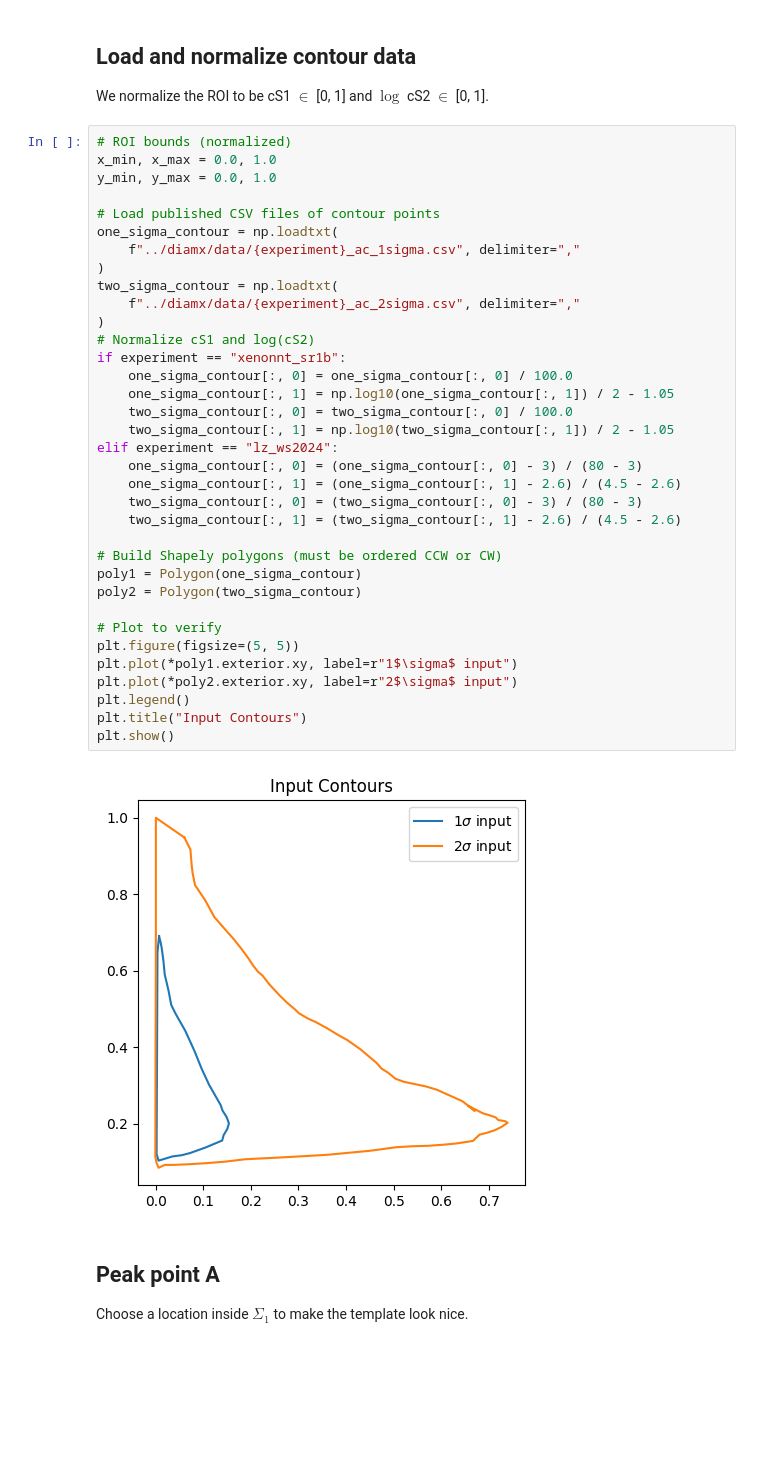
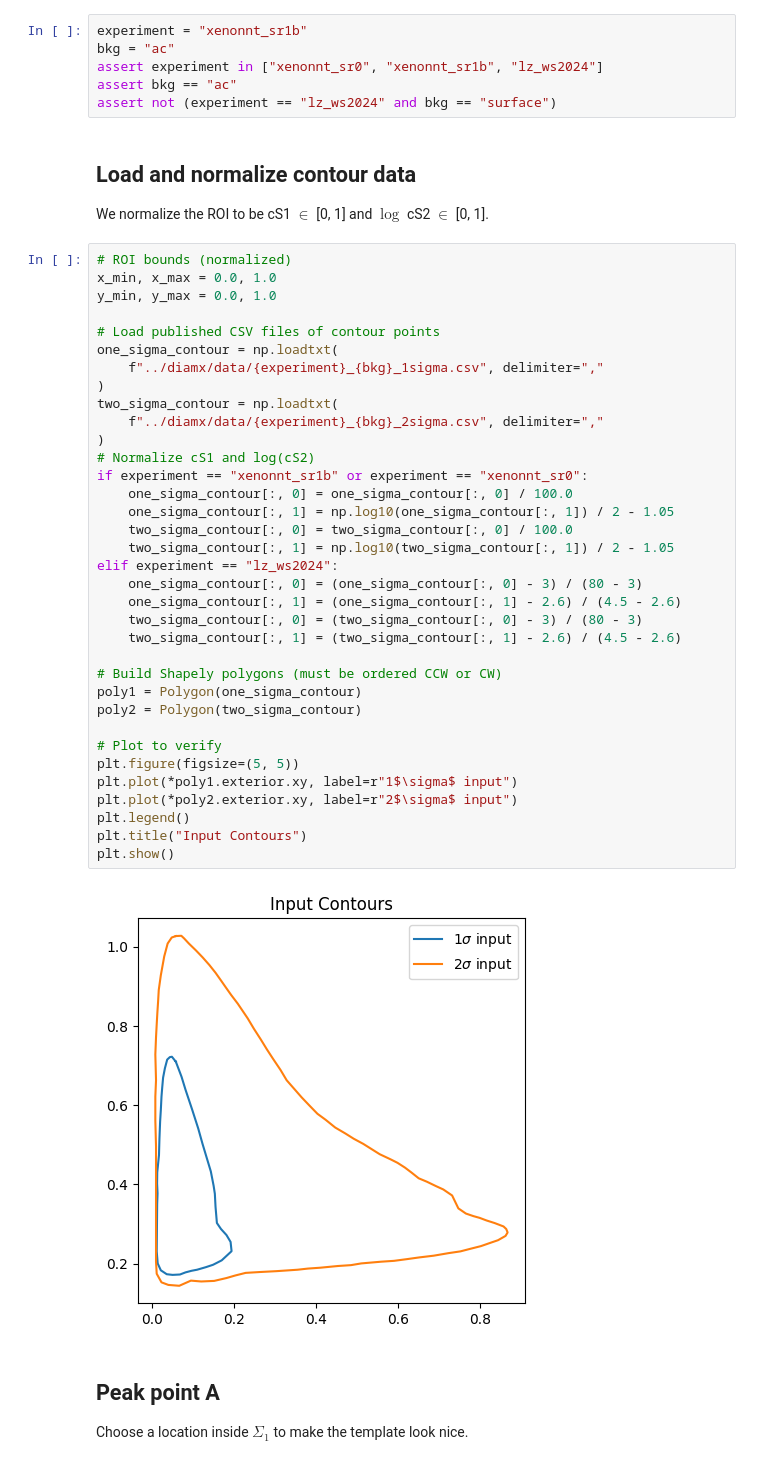
Before and after one commit to mhliu0001/diamx, a Jupyter notebook: notebooks/ac_template_contour.ipynb, the cells around one changed output. Cells and saved outputs as stored; diff of their text form; blank space fills up the shorter version.

Commit message:
Adjust XENONnT ROI to cS2 > 400PE + surface model (#2)

```diff
--- a/notebooks/ac_template_contour.ipynb
+++ b/notebooks/ac_template_contour.ipynb
@@ -42,3 +39,9 @@ assert experiment in ["xenonnt_sr1b", "lz_ws2024"]
+# %%
+experiment = "xenonnt_sr1b"
+bkg = "ac"
+assert experiment in ["xenonnt_sr0", "xenonnt_sr1b", "lz_ws2024"]
+assert bkg == "ac"
+assert not (experiment == "lz_ws2024" and bkg == "surface")
 # %% [markdown]
 ## Load and normalize contour data
 
@@ -49,37 +52,37 @@ x_min, x_max = 0.0, 1.0
 y_min, y_max = 0.0, 1.0
 
 # Load published CSV files of contour points
 one_sigma_contour = np.loadtxt(
-    f"../diamx/data/{experiment}_ac_1sigma.csv", delimiter=","
+    f"../diamx/data/{experiment}_{bkg}_1sigma.csv", delimiter=","
 )
 two_sigma_contour = np.loadtxt(
-    f"../diamx/data/{experiment}_ac_2sigma.csv", delimiter=","
+    f"../diamx/data/{experiment}_{bkg}_2sigma.csv", delimiter=","
 )
 # Normalize cS1 and log(cS2)
-if experiment == "xenonnt_sr1b":
+if experiment == "xenonnt_sr1b" or experiment == "xenonnt_sr0":
     one_sigma_contour[:, 0] = one_sigma_contour[:, 0] / 100.0
     one_sigma_contour[:, 1] = np.log10(one_sigma_contour[:, 1]) / 2 - 1.05
     two_sigma_contour[:, 0] = two_sigma_contour[:, 0] / 100.0
     two_sigma_contour[:, 1] = np.log10(two_sigma_contour[:, 1]) / 2 - 1.05
 elif experiment == "lz_ws2024":
     one_sigma_contour[:, 0] = (one_sigma_contour[:, 0] - 3) / (80 - 3)
     one_sigma_contour[:, 1] = (one_sigma_contour[:, 1] - 2.6) / (4.5 - 2.6)
     two_sigma_contour[:, 0] = (two_sigma_contour[:, 0] - 3) / (80 - 3)
     two_sigma_contour[:, 1] = (two_sigma_contour[:, 1] - 2.6) / (4.5 - 2.6)
 
 # Build Shapely polygons (must be ordered CCW or CW)
 poly1 = Polygon(one_sigma_contour)
 poly2 = Polygon(two_sigma_contour)
 
 # Plot to verify
 plt.figure(figsize=(5, 5))
 plt.plot(*poly1.exterior.xy, label=r"1$\sigma$ input")
 plt.plot(*poly2.exterior.xy, label=r"2$\sigma$ input")
 plt.legend()
 plt.title("Input Contours")
 plt.show()
 # %% [output]
-[figure, old version]
+[figure, new version]
 # %% [markdown]
 ## Peak point **A**
 Choose a location inside $\Sigma_1$ to make the template look nice.
```
Also changed, not shown: parts of 6 cells of this notebook, 10 other files.
